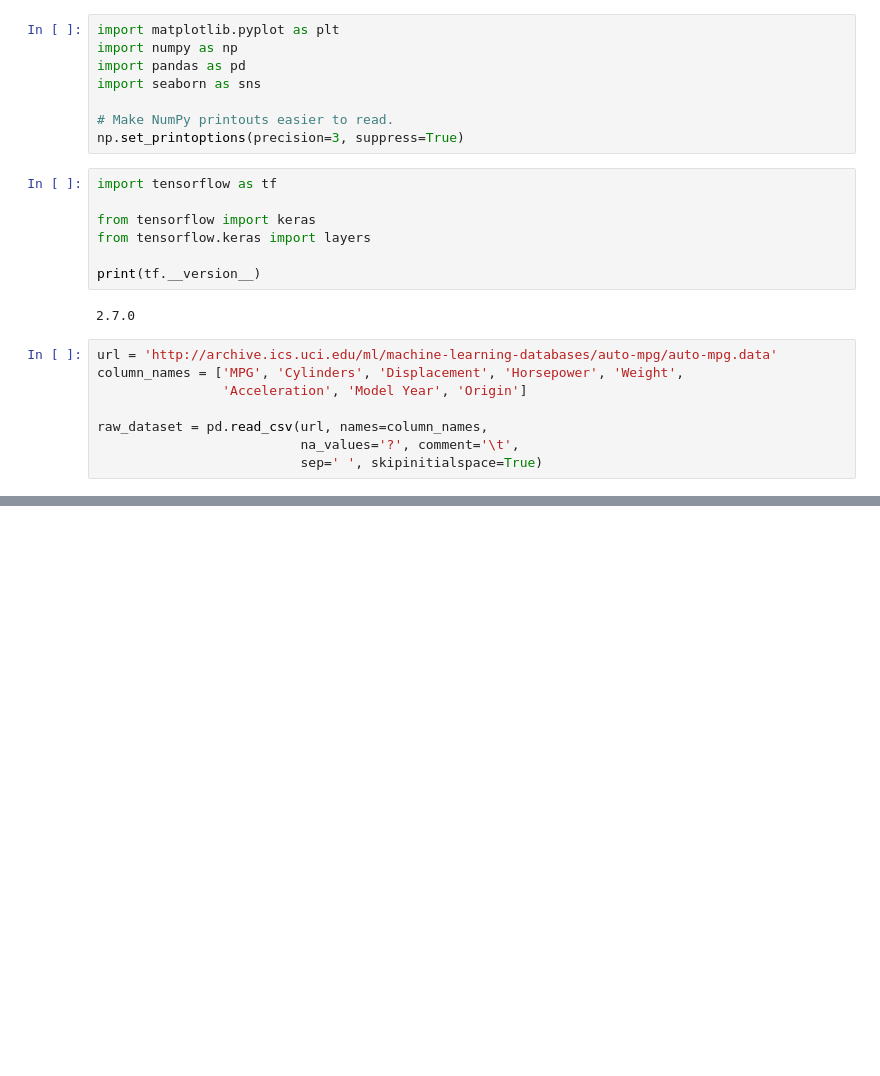
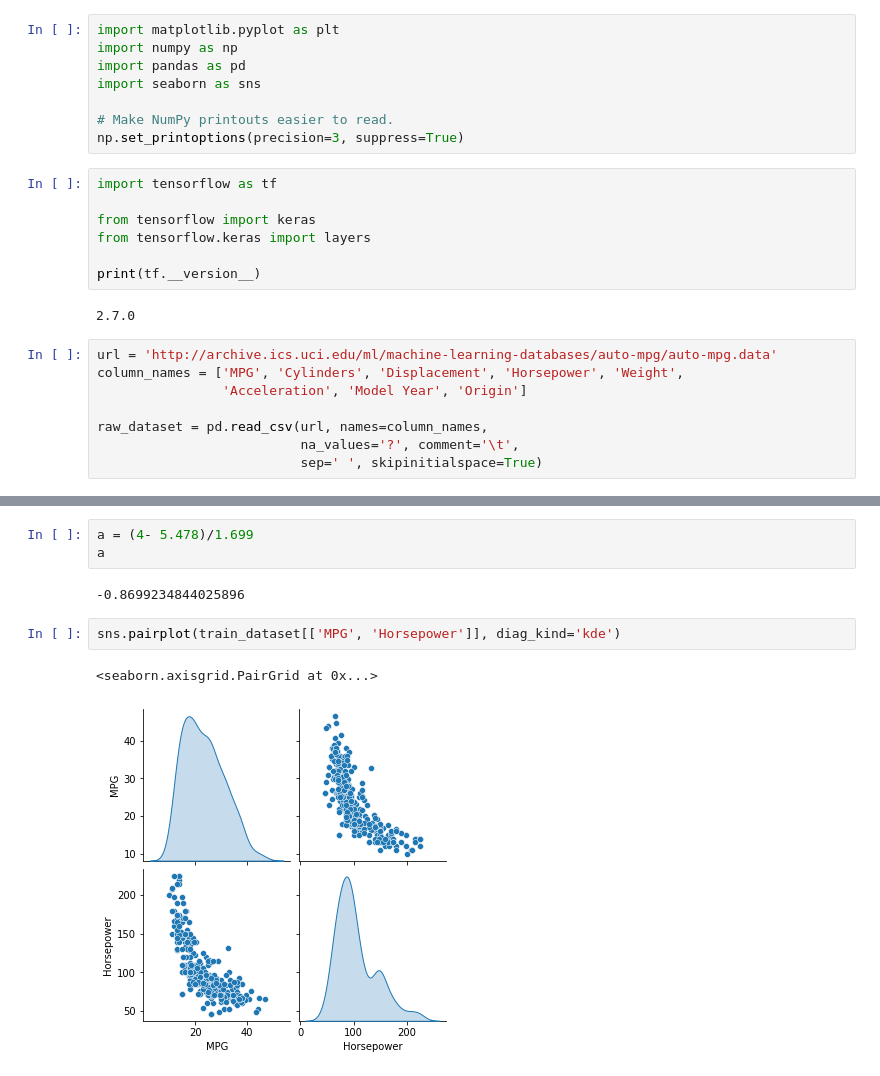
Before and after one commit to yvonnecshih/Python, a Jupyter notebook: reg.ipynb, the cells around one changed output, grey strips where cells are left out. Drawn from its saved outputs; the diff is of its cells as text; blank space fills up the shorter version.

```diff
--- a/reg.ipynb
+++ b/reg.ipynb
@@ -46,0 +207,10 @@ dataset
+# %%
+a = (4- 5.478)/1.699
+a
+# %% [output]
+-0.8699234844025896
+# %%
+sns.pairplot(train_dataset[['MPG', 'Horsepower']], diag_kind='kde')
+# %% [output]
+<seaborn.axisgrid.PairGrid at 0x...>
+[figure, added]
```
Also changed, not shown: parts of 25 cells of this notebook.
